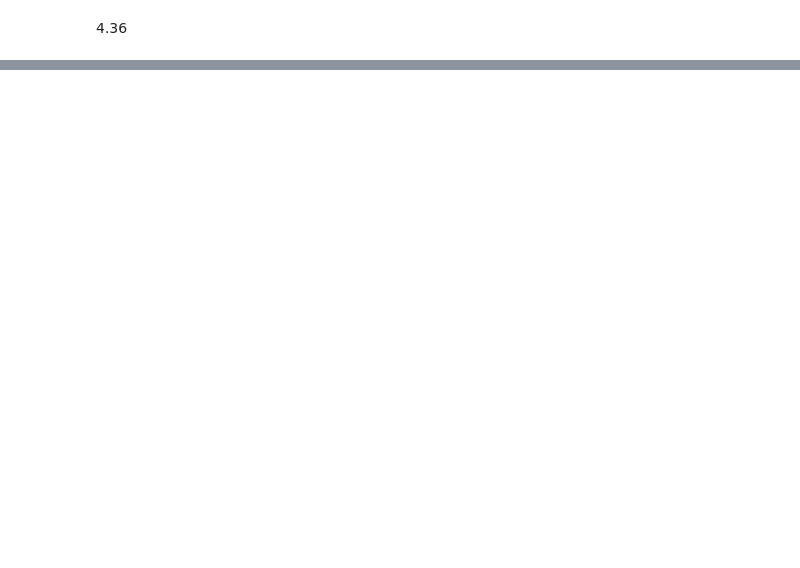
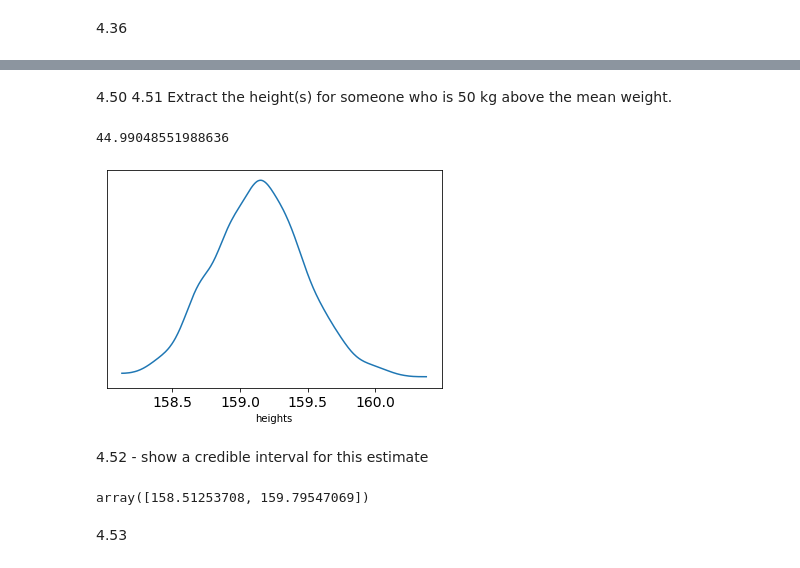
Before and after one commit to steed360/Data-Analysis, a Jupyter notebook: b Statistical Rethinking/Chapter_4_fromScratch.ipynb, the cells around one changed output, grey strips where cells are left out. Drawn from its saved outputs; the diff is of its cells as text; code cells hidden in the pictures; blank space fills up the shorter version.

```diff
--- a/b Statistical Rethinking/Chapter_4_fromScratch.ipynb
+++ b/b Statistical Rethinking/Chapter_4_fromScratch.ipynb
@@ -505,0 +516,8 @@ dtype: float64
+# %%
+
+height_rng = np.random.default_rng(2971)
+
+# Sample 100 values  from the prior distributions.
+N = 100
+a = stats.norm.rvs(178, 20, N)
+b = stats.norm.rvs(0, 10, N)# # note that this variable is distributed into negative numbers, this can be repaired with logNorm (see below)
@@ -505,0 +556,11 @@ dtype: float64
+# %%
+xbar = d2.weight.mean()
+
+with pm.Model() as m4_3:
+    a = pm.Normal("a", mu=178, sigma=20)
+    b = pm.Lognormal("b", mu=0, sigma=1)
+    sigma = pm.Uniform("sigma", 0, 50)
+    mu = a + b * (d2.weight.values - xbar)
+    height = pm.Normal("height", mu=mu, sigma=sigma, observed=d2.height.values)
+
+    trace_4_3 = pm.sample(1000, tune=1000, return_inferencedata=True)
@@ -506 +747,24 @@ dtype: float64
+# %% [markdown]
+4.50 4.51 Extract the height(s) for someone who is 50 kg above the mean weight.
+# %%
+50 - d2.weight.mean() # 6
+d2.weight.mean() # 44
+# %% [output]
+44.99048551988636
+# %%
+data_4_3 = az.extract_dataset(trace_4_3)
+mu_at_50 = data_4_3["a"] + data_4_3["b"] * (50 - d2.weight.mean())  # weigt at 50 above the mean.
+az.plot_kde(mu_at_50.values)
+plt.xlabel("heights")
+plt.yticks([]);
+# %% [output]
+[figure, added]
+# %% [markdown]
+4.52 - show a credible interval for this estimate
+# %%
+az.hdi(mu_at_50.values, hdi_prod=0.89)
+# %% [output]
+array([158.51253708, 159.79547069])
+# %% [markdown]
+4.53
 # %%
```
Also changed, not shown: parts of 50 cells of this notebook.
